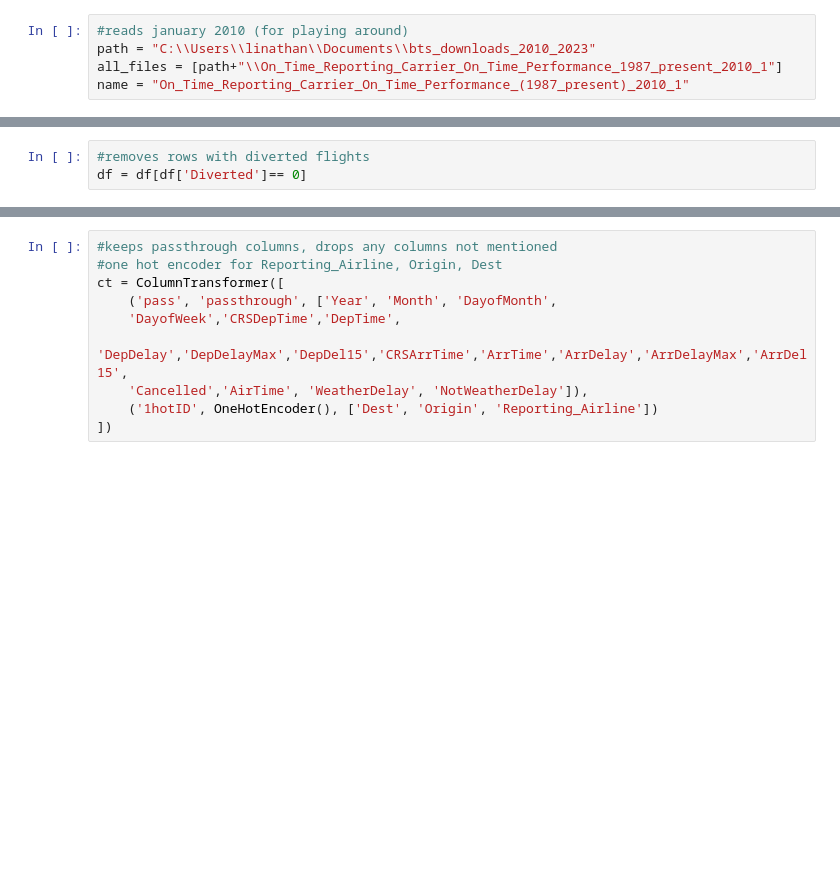
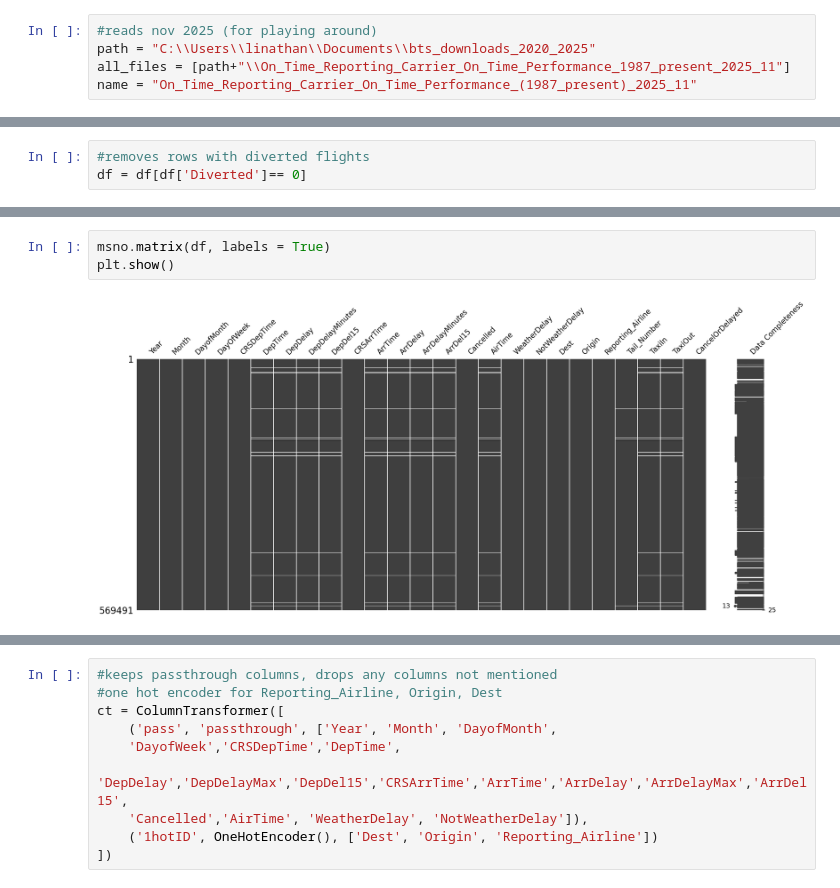
Before and after one commit to Erdos-Projects/spring-2026-airline-reliability, a Jupyter notebook: data/processed/process.ipynb, the cells around one changed output, grey strips where cells are left out. Saved outputs shown, nothing was run; the diff lists cells and outputs as text; blank space fills up the shorter version.

```diff
--- a/data/processed/process.ipynb
+++ b/data/processed/process.ipynb
@@ -7,8 +7,8 @@ import zipfile
 from sklearn.compose import ColumnTransformer
 from sklearn.preprocessing import OneHotEncoder
 # %%
-#reads january 2010 (for playing around)
-path = "C:\\Users\\linathan\\Documents\\bts_downloads_2010_2023"
-all_files = [path+"\\On_Time_Reporting_Carrier_On_Time_Performance_1987_present_2010_1"]
-name = "On_Time_Reporting_Carrier_On_Time_Performance_(1987_present)_2010_1"
+#reads nov 2025 (for playing around)
+path = "C:\\Users\\linathan\\Documents\\bts_downloads_2020_2025"
+all_files = [path+"\\On_Time_Reporting_Carrier_On_Time_Performance_1987_present_2025_11"]
+name = "On_Time_Reporting_Carrier_On_Time_Performance_(1987_present)_2025_11"
 # %%
@@ -58,0 +64,5 @@ array(['UA', 'US', 'VX', 'WN', 'NK', 'OO', 'EV', 'HA', 'MQ', 'DL', 'B6',
+# %%
+msno.matrix(df, labels = True)
+plt.show()
+# %% [output]
+[figure, added]
```
Also changed, not shown: parts of 17 cells of this notebook.
